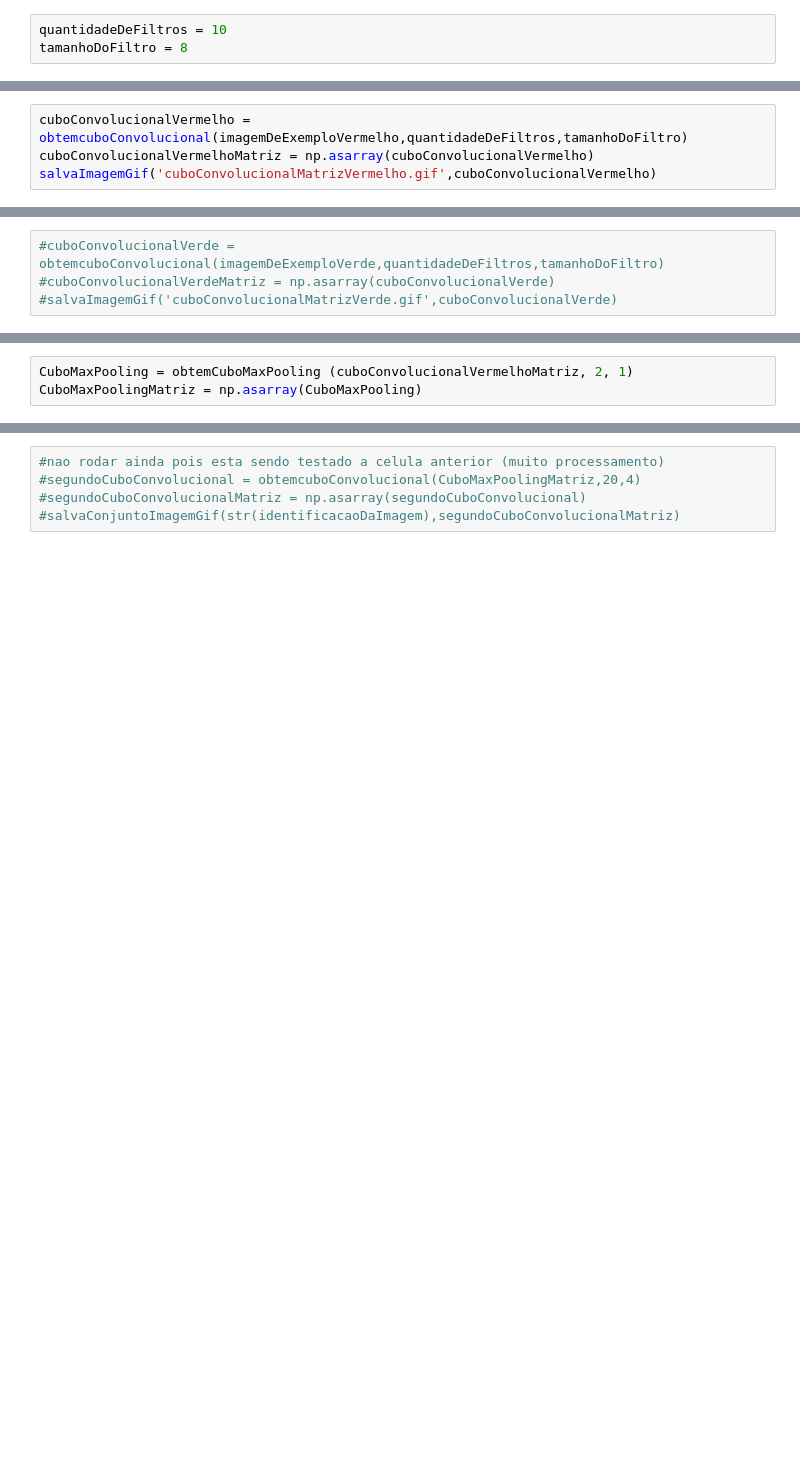
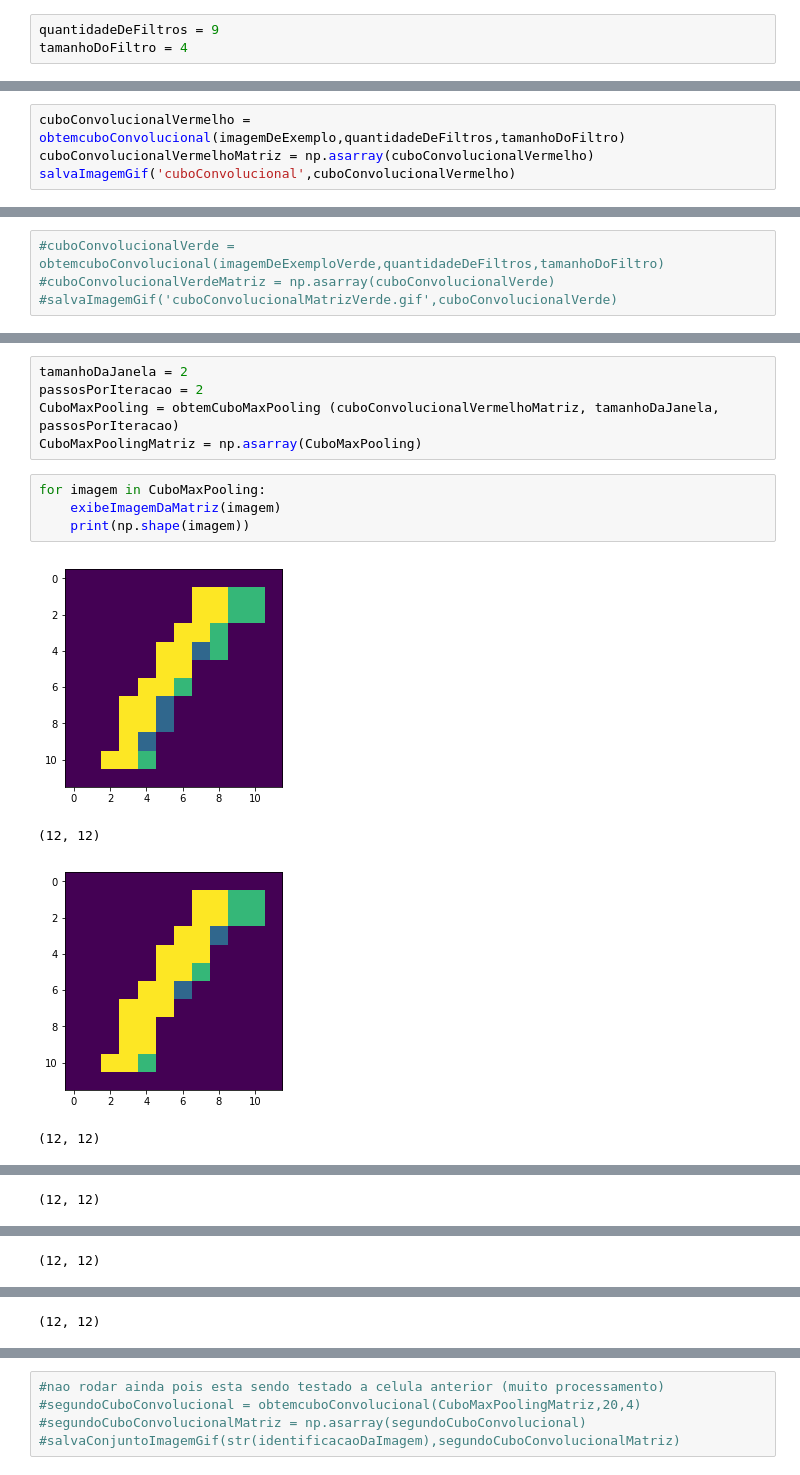
Before and after one commit to guisantana0/RNC-Numpy, a Jupyter notebook: Rede Neural Convolucional.ipynb, the cells around one changed output, grey strips where cells are left out. Cells and saved outputs as stored; diff of their text form; blank space fills up the shorter version.

```diff
--- a/Rede Neural Convolucional.ipynb
+++ b/Rede Neural Convolucional.ipynb
@@ -171,4 +192,4 @@ plt.show()
 # %%
-quantidadeDeFiltros = 10
-tamanhoDoFiltro = 8
+quantidadeDeFiltros = 9
+tamanhoDoFiltro = 4
 # %%
@@ -178,4 +199,4 @@ imagemDeExemploAzul= imagemDeExemplo[ : , : , 2]
 # %%
-cuboConvolucionalVermelho = obtemcuboConvolucional(imagemDeExemploVermelho,quantidadeDeFiltros,tamanhoDoFiltro)
+cuboConvolucionalVermelho = obtemcuboConvolucional(imagemDeExemplo,quantidadeDeFiltros,tamanhoDoFiltro)
 cuboConvolucionalVermelhoMatriz = np.asarray(cuboConvolucionalVermelho)
-salvaImagemGif('cuboConvolucionalMatrizVermelho.gif',cuboConvolucionalVermelho)
+salvaImagemGif('cuboConvolucional',cuboConvolucionalVermelho)
@@ -200,3 +230,14 @@ salvaImagemGif('cuboConvolucionalMatrizColorido.gif',cuboConvolucionalColoridoMa
 # %%
-CuboMaxPooling = obtemCuboMaxPooling (cuboConvolucionalVermelhoMatriz, 2, 1)
+tamanhoDaJanela = 2
+passosPorIteracao = 2
+CuboMaxPooling = obtemCuboMaxPooling (cuboConvolucionalVermelhoMatriz, tamanhoDaJanela, passosPorIteracao)
 CuboMaxPoolingMatriz = np.asarray(CuboMaxPooling)
+# %%
+for imagem in CuboMaxPooling:
+    exibeImagemDaMatriz(imagem)
+    print(np.shape(imagem))
+# %% [output]
+[figure, added]
+(12, 12)
+[figure, added]
+(12, 12)
@@ -202,0 +245 @@ CuboMaxPoolingMatriz = np.asarray(CuboMaxPooling)
+(12, 12)
@@ -202,0 +247 @@ CuboMaxPoolingMatriz = np.asarray(CuboMaxPooling)
+(12, 12)
@@ -202,0 +249 @@ CuboMaxPoolingMatriz = np.asarray(CuboMaxPooling)
+(12, 12)
```
Also changed, not shown: parts of 28 cells of this notebook, 1 other file.
